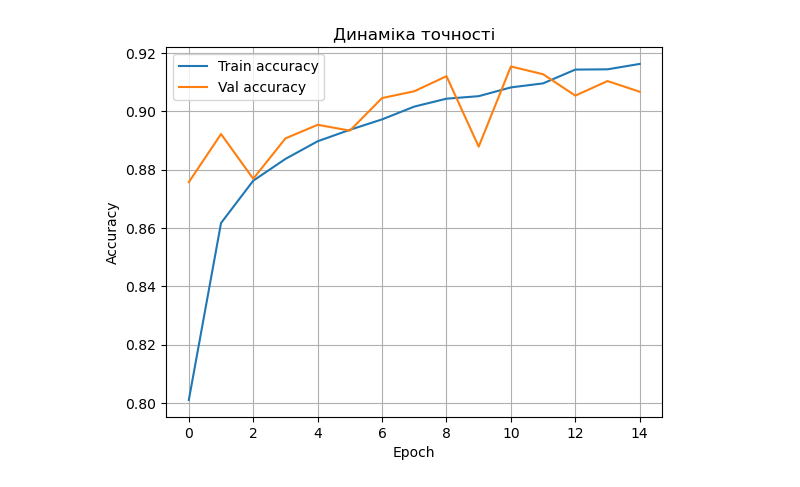
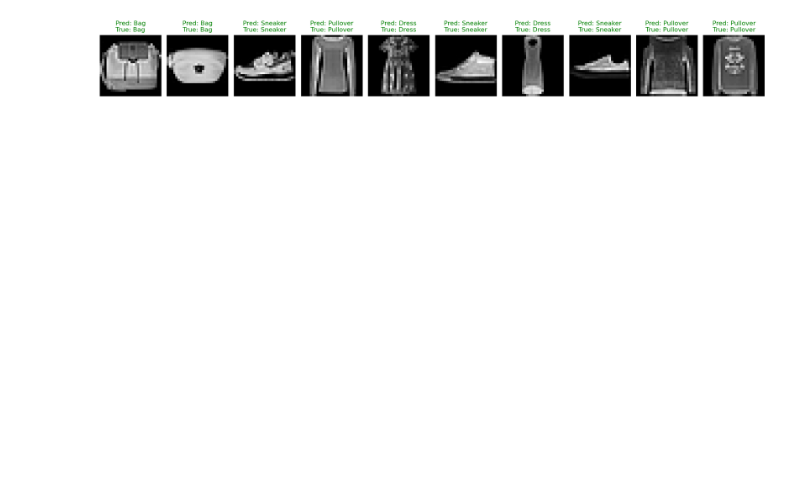
Before and after one commit to vitalyasub/goit-ds-hw-12, a Jupyter notebook: HW_12.ipynb, the cells around one changed output. Drawn from its saved outputs; the diff is of its cells as text; code cells hidden in the pictures; blank space fills up the shorter version.

```diff
--- a/HW_12.ipynb
+++ b/HW_12.ipynb
@@ -8,11 +8,6 @@ from tensorflow.keras import layers
 # %%
-
+# Завантаження та підготовка даних
 (x_train, y_train), (x_test, y_test) = keras.datasets.fashion_mnist.load_data()
 
-# Нормалізація
-x_train = x_train / 255.0
-x_test = x_test / 255.0
-
-# Перетворення до формату для CNN
-x_train = x_train.reshape(-1, 28, 28, 1)
-x_test = x_test.reshape(-1, 28, 28, 1)
+x_train = x_train.reshape(-1, 28 * 28).astype("float32") / 255.0
+x_test = x_test.reshape(-1, 28 * 28).astype("float32") / 255.0
@@ -87,11 +142,22 @@ print(f"\n✅ Точність на тестових даних: {test_acc * 100
 # %%
+pred_probs = best_model.predict(x_test)
+pred_labels = np.argmax(pred_probs, axis=1)
 
-plt.plot(history.history['accuracy'], label='Train accuracy')
-plt.plot(history.history['val_accuracy'], label='Val accuracy')
-plt.xlabel('Epoch')
-plt.ylabel('Accuracy')
-plt.legend()
-plt.grid(True)
-plt.title('Динаміка точності')
+class_names = ['T-shirt/top', 'Trouser', 'Pullover', 'Dress', 'Coat',
+               'Sandal', 'Shirt', 'Sneaker', 'Bag', 'Ankle boot']
+
+num_images = 10
+random_indices = np.random.choice(len(x_test), num_images, replace=False)
+
+plt.figure(figsize=(18, 4))
+for i, idx in enumerate(random_indices):
+    plt.subplot(1, num_images, i + 1)
+    plt.imshow(x_test[idx].reshape(28, 28), cmap='gray')
+    true_label = class_names[y_test[idx]]
+    pred_label = class_names[pred_labels[idx]]
+    color = 'green' if pred_label == true_label else 'red'
+    plt.title(f"Pred: {pred_label}\nTrue: {true_label}", color=color)
+    plt.axis('off')
+plt.tight_layout()
 plt.show()
 # %% [output]
@@ -98 +165 @@ plt.show()
-[figure, old version]
+[figure, new version]
```
Also changed, not shown: parts of 7 cells of this notebook.
